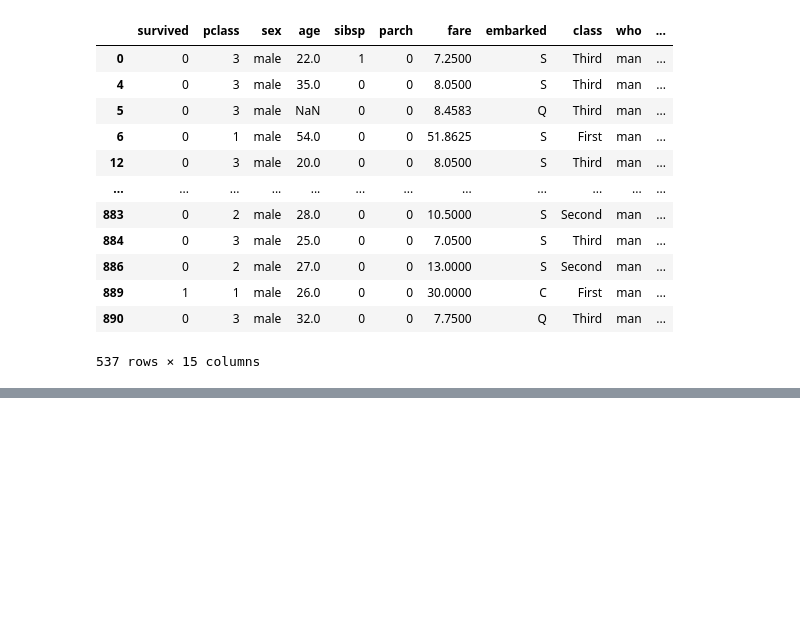
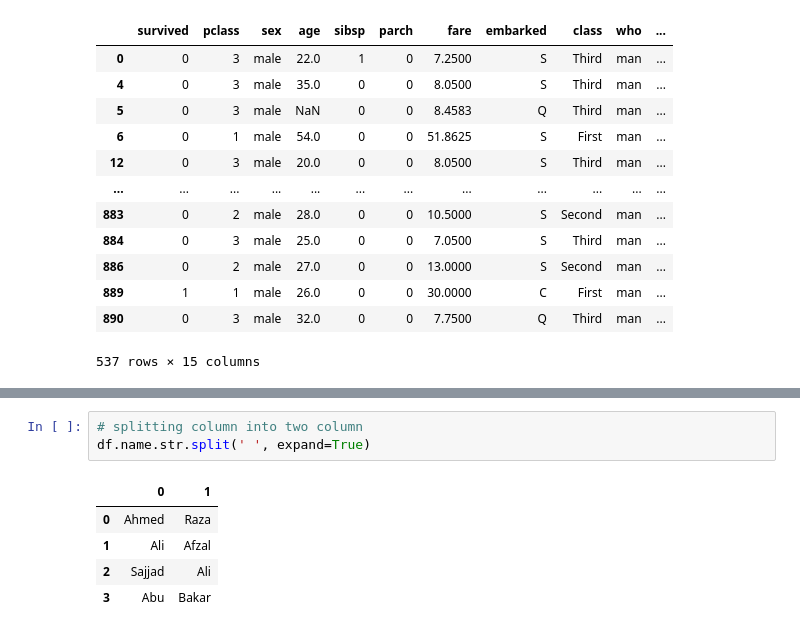
Before and after one commit to gak92/pkc2023, a Jupyter notebook: day_08/01_pandas_tips_and_tricks.ipynb, the cells around one changed output, grey strips where cells are left out. Drawn from its saved outputs; the diff is of its cells as text; blank space fills up the shorter version.

```diff
--- a/day_08/01_pandas_tips_and_tricks.ipynb
+++ b/day_08/01_pandas_tips_and_tricks.ipynb
@@ -714,0 +732,9 @@ df[df.who.isin(counts.nlargest(1).index)]
+# %%
+# splitting column into two column
+df.name.str.split(' ', expand=True)
+# %% [output]
+|  | 0 | 1 |
+| 0 | Ahmed | Raza |
+| 1 | Ali | Afzal |
+| 2 | Sajjad | Ali |
+| 3 | Abu | Bakar |
```
Also changed, not shown: parts of 4 cells of this notebook.
